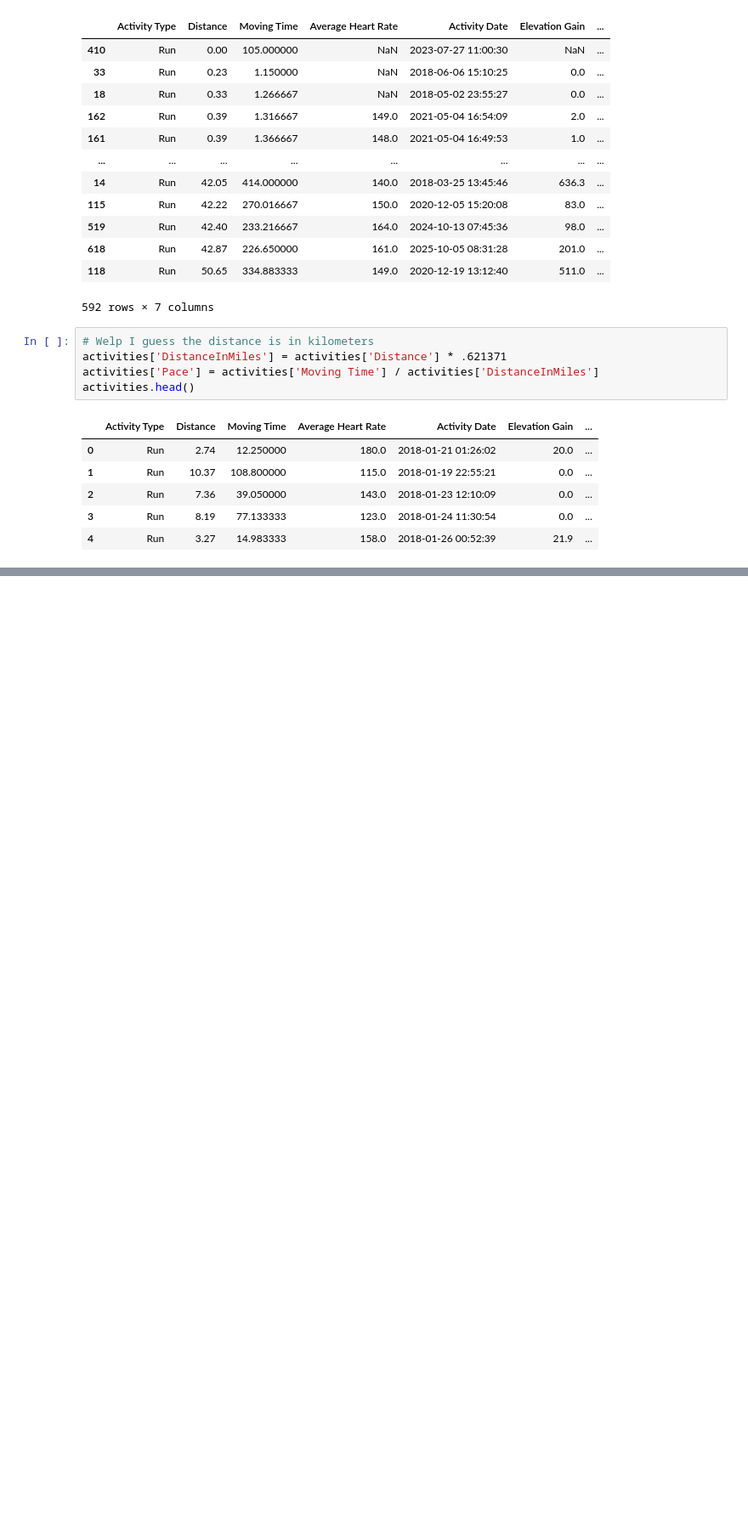
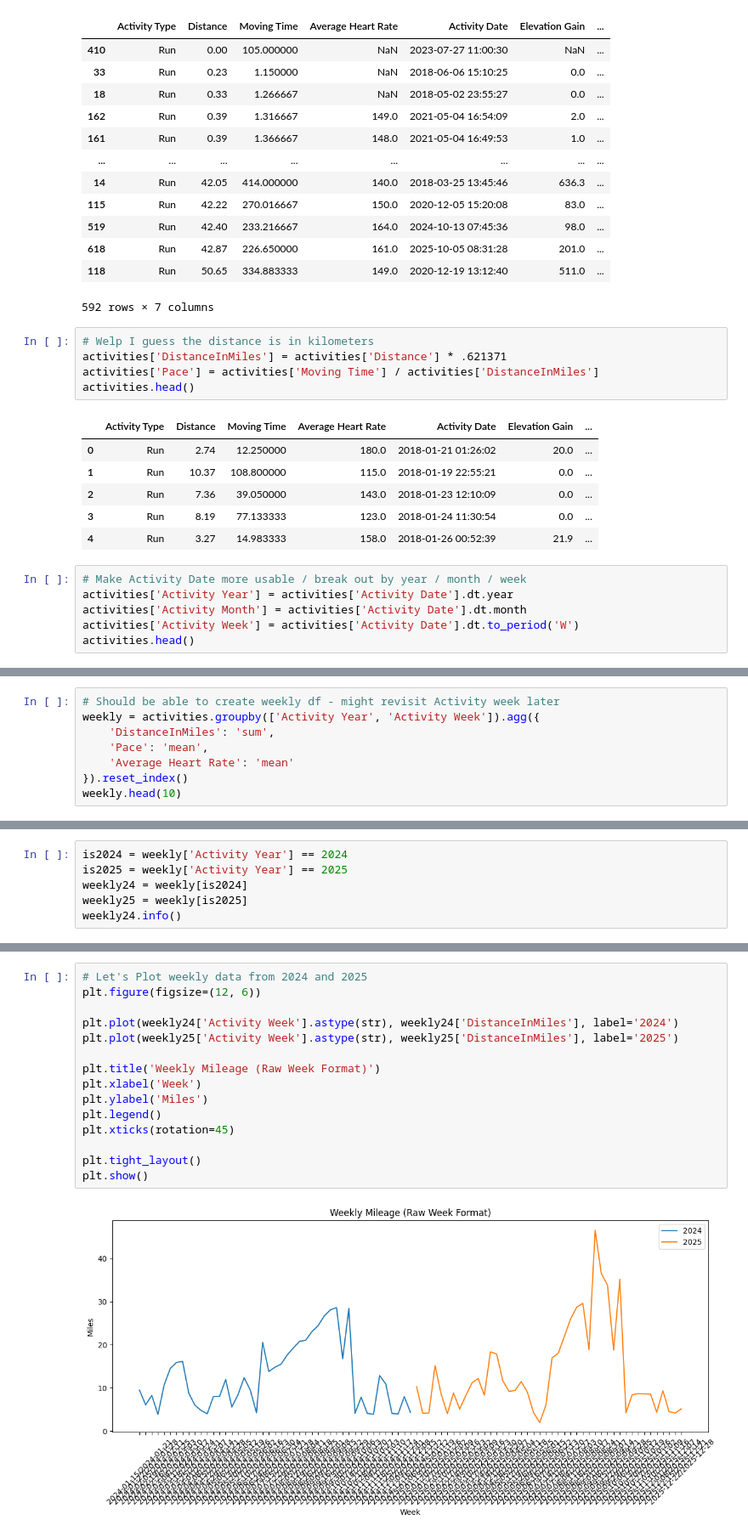
Before and after one commit to alexm806/strava-marathon-analysis, a Jupyter notebook: notebooks/strava_notebook.ipynb, the cells around one changed output, grey strips where cells are left out. Shown at 85% size. Saved outputs shown, nothing was run; the diff lists cells and outputs as text; blank space fills up the shorter version.

Commit message:
weekly agg for 2024 & 2025

```diff
--- a/notebooks/strava_notebook.ipynb
+++ b/notebooks/strava_notebook.ipynb
@@ -154,3 +154,9 @@ activities.head()
 | 2 | Run | 7.36 | 39.050000 | 143.0 | 2018-01-23 12:10:09 | 0.0 | ... |
 | 3 | Run | 8.19 | 77.133333 | 123.0 | 2018-01-24 11:30:54 | 0.0 | ... |
 | 4 | Run | 3.27 | 14.983333 | 158.0 | 2018-01-26 00:52:39 | 21.9 | ... |
+# %%
+# Make Activity Date more usable / break out by year / month / week
+activities['Activity Year'] = activities['Activity Date'].dt.year
+activities['Activity Month'] = activities['Activity Date'].dt.month
+activities['Activity Week'] = activities['Activity Date'].dt.to_period('W')
+activities.head()
@@ -156,0 +170,8 @@ activities.head()
+# %%
+# Should be able to create weekly df - might revisit Activity week later
+weekly = activities.groupby(['Activity Year', 'Activity Week']).agg({
+    'DistanceInMiles': 'sum',
+    'Pace': 'mean',
+    'Average Heart Rate': 'mean'
+}).reset_index()
+weekly.head(10)
@@ -156,0 +190,6 @@ activities.head()
+# %%
+is2024 = weekly['Activity Year'] == 2024
+is2025 = weekly['Activity Year'] == 2025
+weekly24 = weekly[is2024]
+weekly25 = weekly[is2025]
+weekly24.info()
@@ -156,0 +209,17 @@ activities.head()
+# %%
+# Let's Plot weekly data from 2024 and 2025
+plt.figure(figsize=(12, 6))
+
+plt.plot(weekly24['Activity Week'].astype(str), weekly24['DistanceInMiles'], label='2024')
+plt.plot(weekly25['Activity Week'].astype(str), weekly25['DistanceInMiles'], label='2025')
+
+plt.title('Weekly Mileage (Raw Week Format)')
+plt.xlabel('Week')
+plt.ylabel('Miles')
+plt.legend()
+plt.xticks(rotation=45)
+
+plt.tight_layout()
+plt.show()
+# %% [output]
+[figure, added]
```
Also changed, not shown: parts of 5 cells of this notebook.
